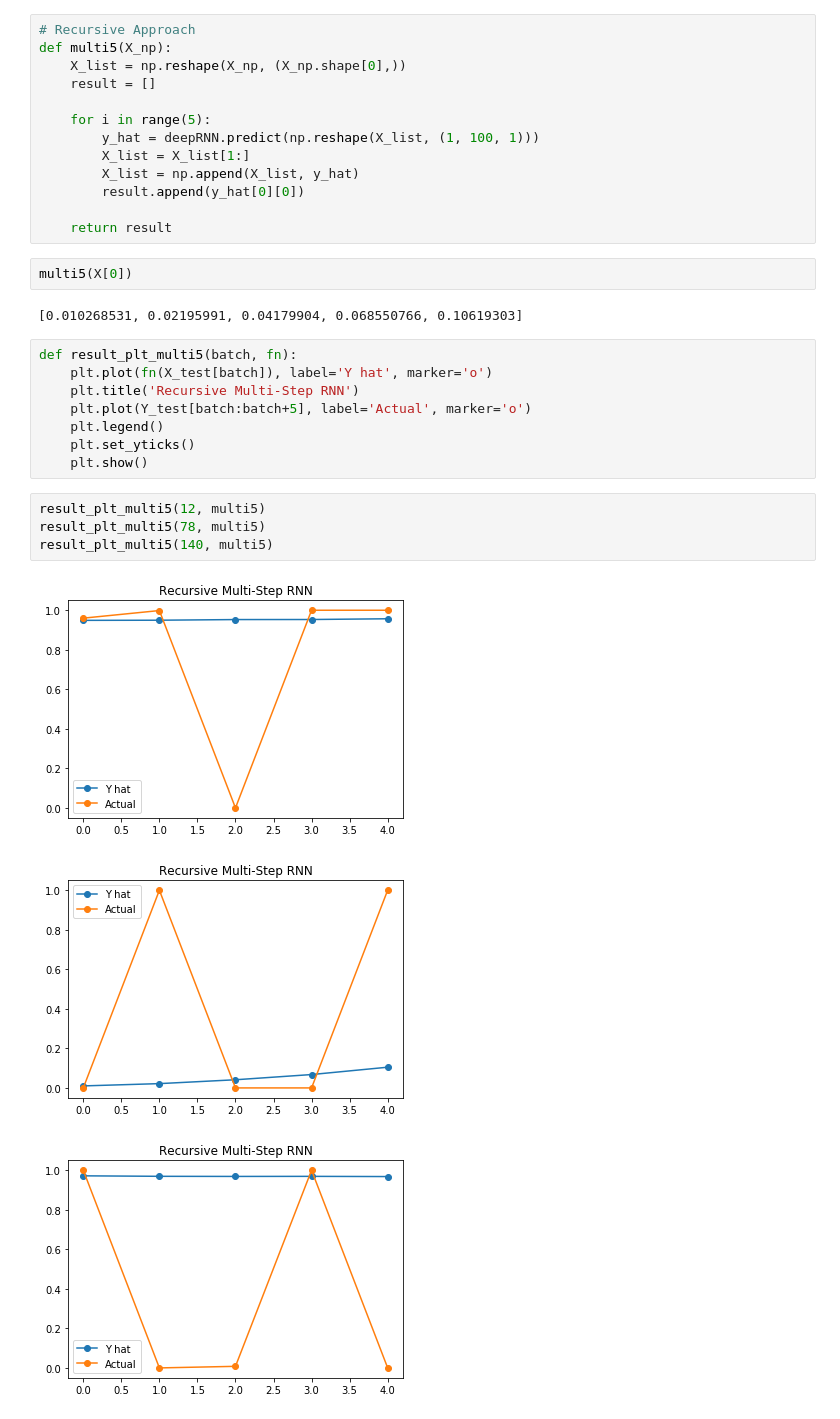
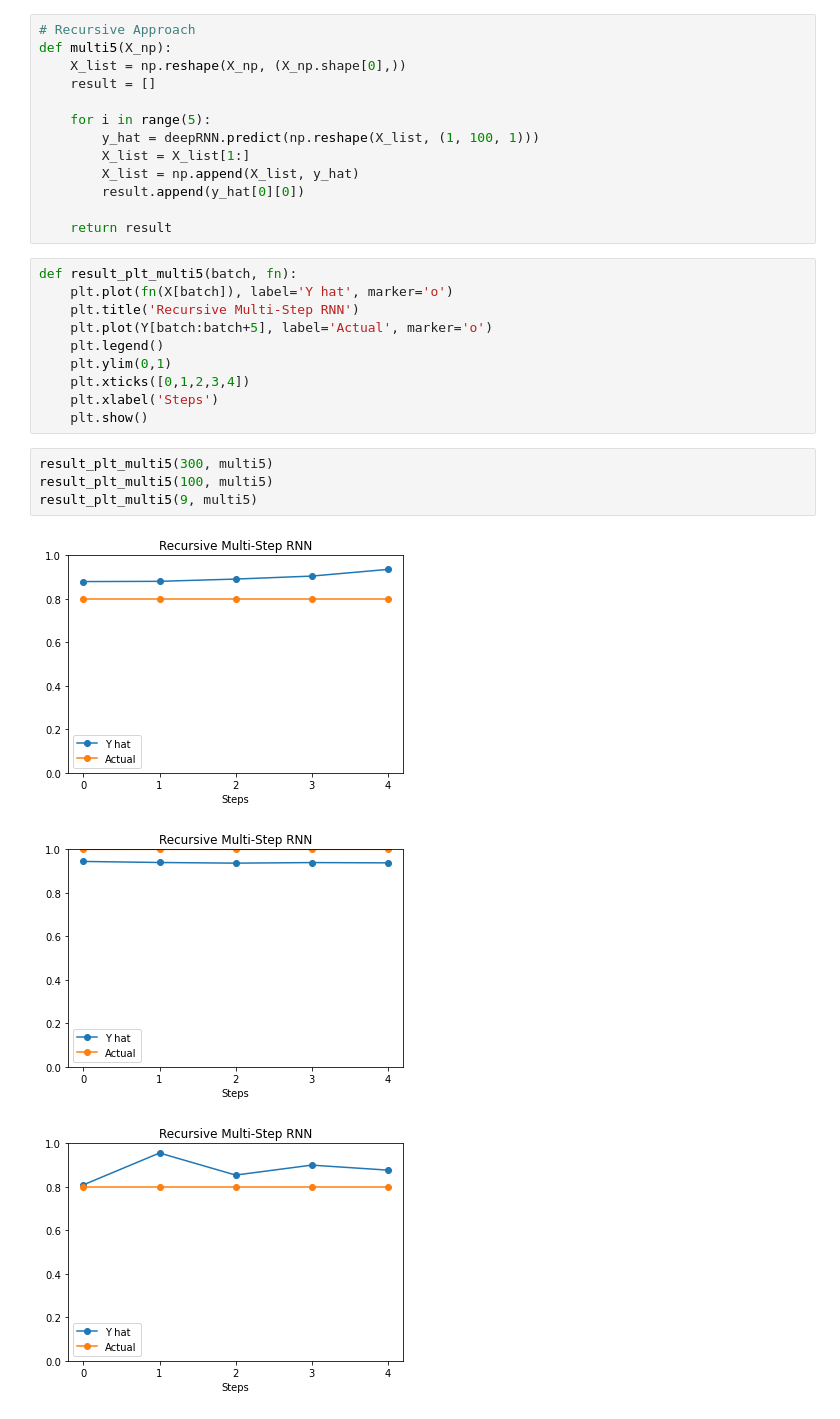
Before and after one commit to dchipping/pml, a Jupyter notebook: course/Problem027_NNPlus/027.ipynb, the cells around one changed output. Drawn from its saved outputs; the diff is of its cells as text.

```diff
--- a/course/Problem027_NNPlus/027.ipynb
+++ b/course/Problem027_NNPlus/027.ipynb
@@ -459,23 +500,21 @@ def multi5(X_np):
         result.append(y_hat[0][0])
 
     return result
-# %%
-multi5(X[0])
-# %% [output]
-[0.010268531, 0.02195991, 0.04179904, 0.068550766, 0.10619303]
 # %%
 def result_plt_multi5(batch, fn):
-    plt.plot(fn(X_test[batch]), label='Y hat', marker='o')
+    plt.plot(fn(X[batch]), label='Y hat', marker='o')
     plt.title('Recursive Multi-Step RNN')
-    plt.plot(Y_test[batch:batch+5], label='Actual', marker='o')
+    plt.plot(Y[batch:batch+5], label='Actual', marker='o')
     plt.legend()
-    plt.set_yticks()
+    plt.ylim(0,1)
+    plt.xticks([0,1,2,3,4])
+    plt.xlabel('Steps')
     plt.show()
 # %%
-result_plt_multi5(12, multi5)
-result_plt_multi5(78, multi5)
-result_plt_multi5(140, multi5)
+result_plt_multi5(300, multi5)
+result_plt_multi5(100, multi5)
+result_plt_multi5(9, multi5)
 # %% [output]
-[figure, old version]
+[figure, new version]
-[figure, old version]
+[figure, new version]
-[figure, old version]
+[figure, new version]
```
Also changed, not shown: parts of 20 cells of this notebook.
